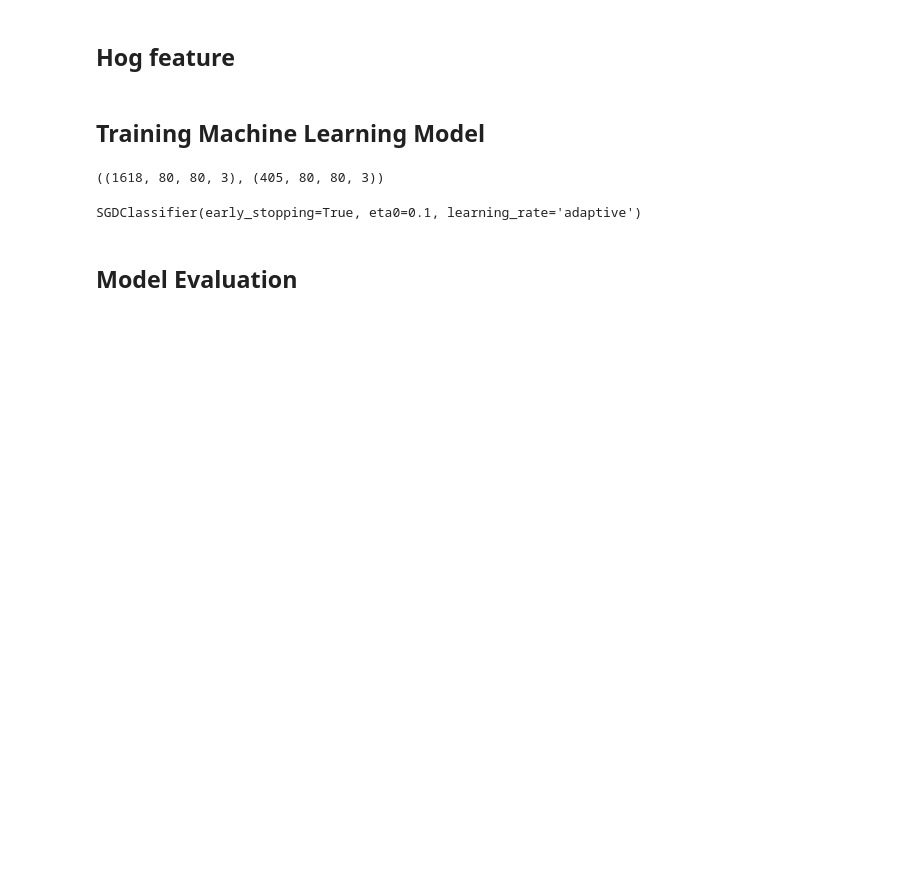
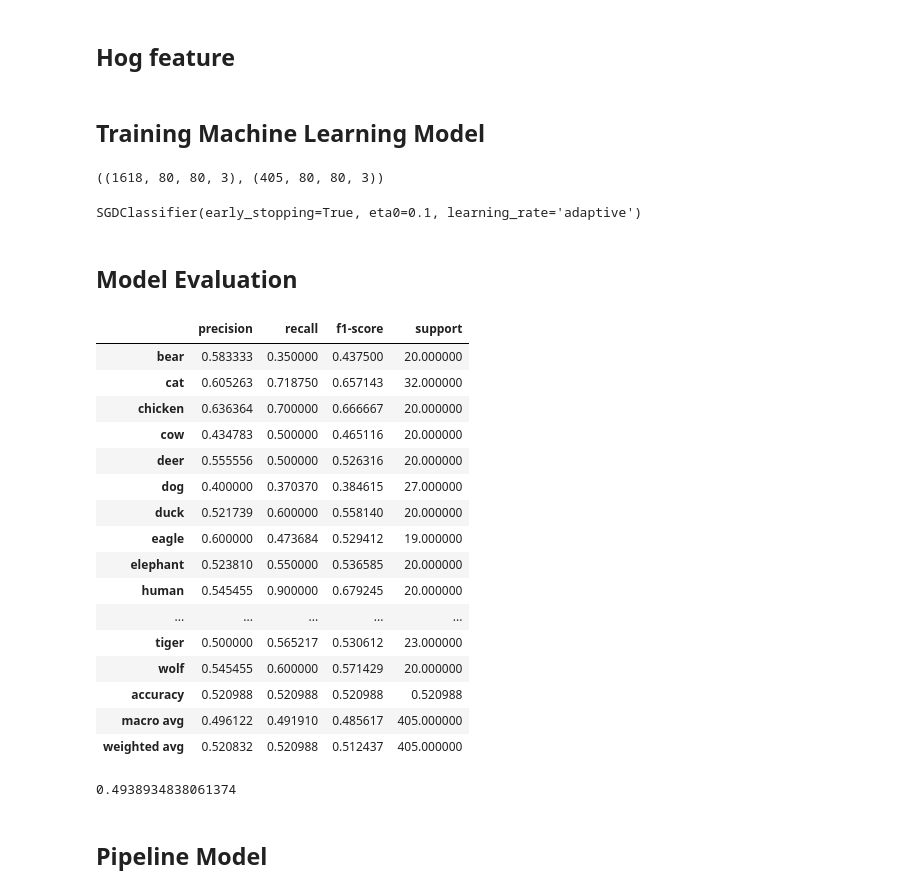
Before and after one commit to KishanBillava/DeployCV_FlaskApp, a Jupyter notebook: MachineLearning.ipynb, the cells around one changed output. Drawn from its saved outputs; the diff is of its cells as text; code cells hidden in the pictures; blank space fills up the shorter version.

```diff
--- a/MachineLearning.ipynb
+++ b/MachineLearning.ipynb
@@ -205,2 +209,29 @@ y_pred_test = model_sgd.predict(X_test_scale)
 # %% [markdown]
 ## Model Evaluation
+# %%
+cr = sklearn.metrics.classification_report(y_test,
+                                      y_pred_test,
+                                      output_dict=True)
+pd.DataFrame(cr).T
+# %% [output]
+|  | precision | recall | f1-score | support |
+| bear | 0.583333 | 0.350000 | 0.437500 | 20.000000 |
+| cat | 0.605263 | 0.718750 | 0.657143 | 32.000000 |
+| chicken | 0.636364 | 0.700000 | 0.666667 | 20.000000 |
+| cow | 0.434783 | 0.500000 | 0.465116 | 20.000000 |
+| deer | 0.555556 | 0.500000 | 0.526316 | 20.000000 |
+| dog | 0.400000 | 0.370370 | 0.384615 | 27.000000 |
+| duck | 0.521739 | 0.600000 | 0.558140 | 20.000000 |
+| eagle | 0.600000 | 0.473684 | 0.529412 | 19.000000 |
+| elephant | 0.523810 | 0.550000 | 0.536585 | 20.000000 |
+| human | 0.545455 | 0.900000 | 0.679245 | 20.000000 |
+| ... | ... | ... | ... | ... |
+| tiger | 0.500000 | 0.565217 | 0.530612 | 23.000000 |
+| wolf | 0.545455 | 0.600000 | 0.571429 | 20.000000 |
+| accuracy | 0.520988 | 0.520988 | 0.520988 | 0.520988 |
+| macro avg | 0.496122 | 0.491910 | 0.485617 | 405.000000 |
+| weighted avg | 0.520832 | 0.520988 | 0.512437 | 405.000000 |
+# %%
+metrics.cohen_kappa_score(y_test, y_pred_test)
+# %% [output]
+0.4938934838061374
@@ -206,0 +240,2 @@ y_pred_test = model_sgd.predict(X_test_scale)
+# %% [markdown]
+## Pipeline Model
```
Also changed, not shown: parts of 12 cells of this notebook.
